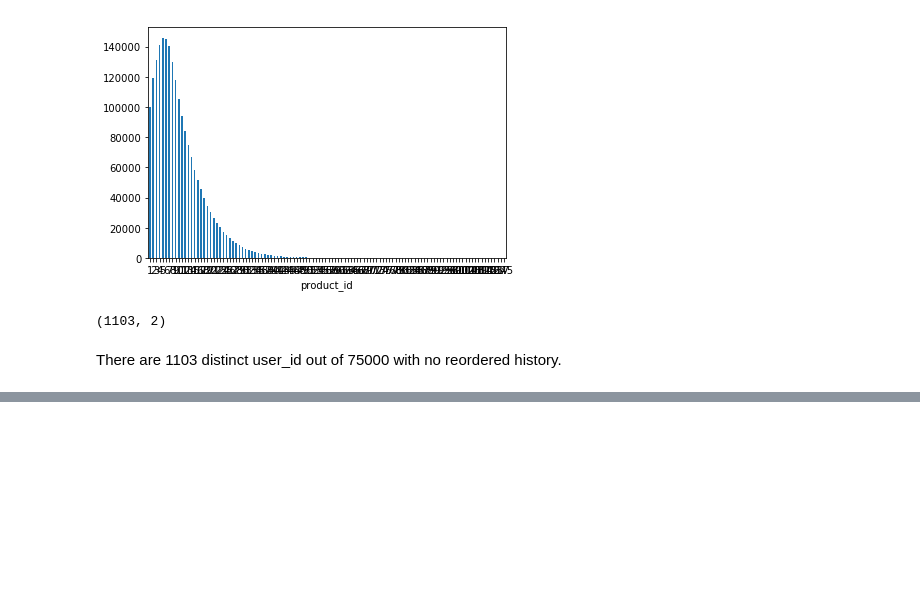
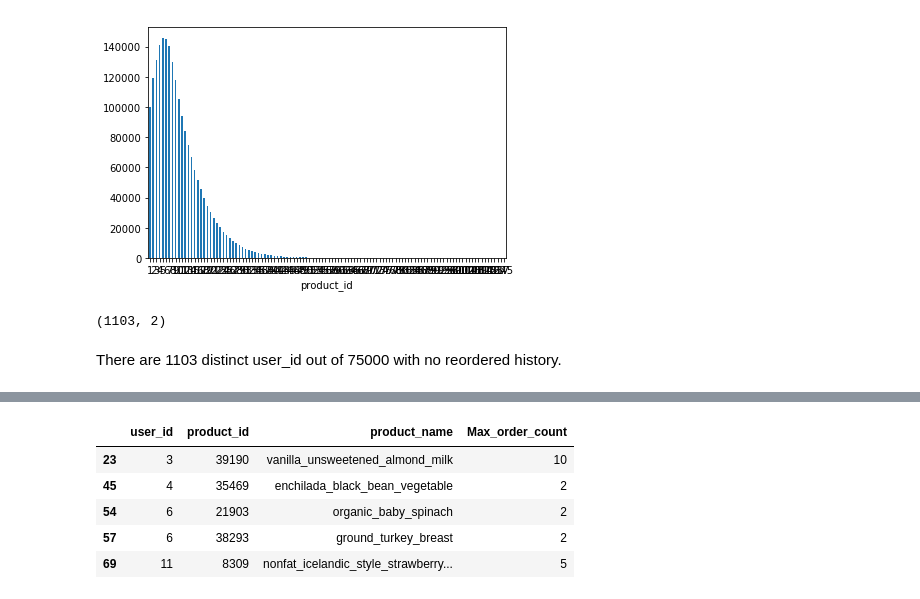
Before and after one commit to gowtham91m/Instacart-Market-Basket-Analysis, a Jupyter notebook: Instacart.ipynb, the cells around one changed output, grey strips where cells are left out. Saved outputs shown, nothing was run; the diff lists cells and outputs as text; code cells hidden in the pictures; blank space fills up the shorter version.

```diff
--- a/Instacart.ipynb
+++ b/Instacart.ipynb
@@ -269,0 +274,9 @@ There are 1103 distinct user_id out of 75000 with no reordered history.
+# %%
+test_freq_products.head()
+# %% [output]
+|  | user_id | product_id | product_name | Max_order_count |
+| 23 | 3 | 39190 | vanilla_unsweetened_almond_milk | 10 |
+| 45 | 4 | 35469 | enchilada_black_bean_vegetable | 2 |
+| 54 | 6 | 21903 | organic_baby_spinach | 2 |
+| 57 | 6 | 38293 | ground_turkey_breast | 2 |
+| 69 | 11 | 8309 | nonfat_icelandic_style_strawberry... | 5 |
```
Also changed, not shown: parts of 4 cells of this notebook.
